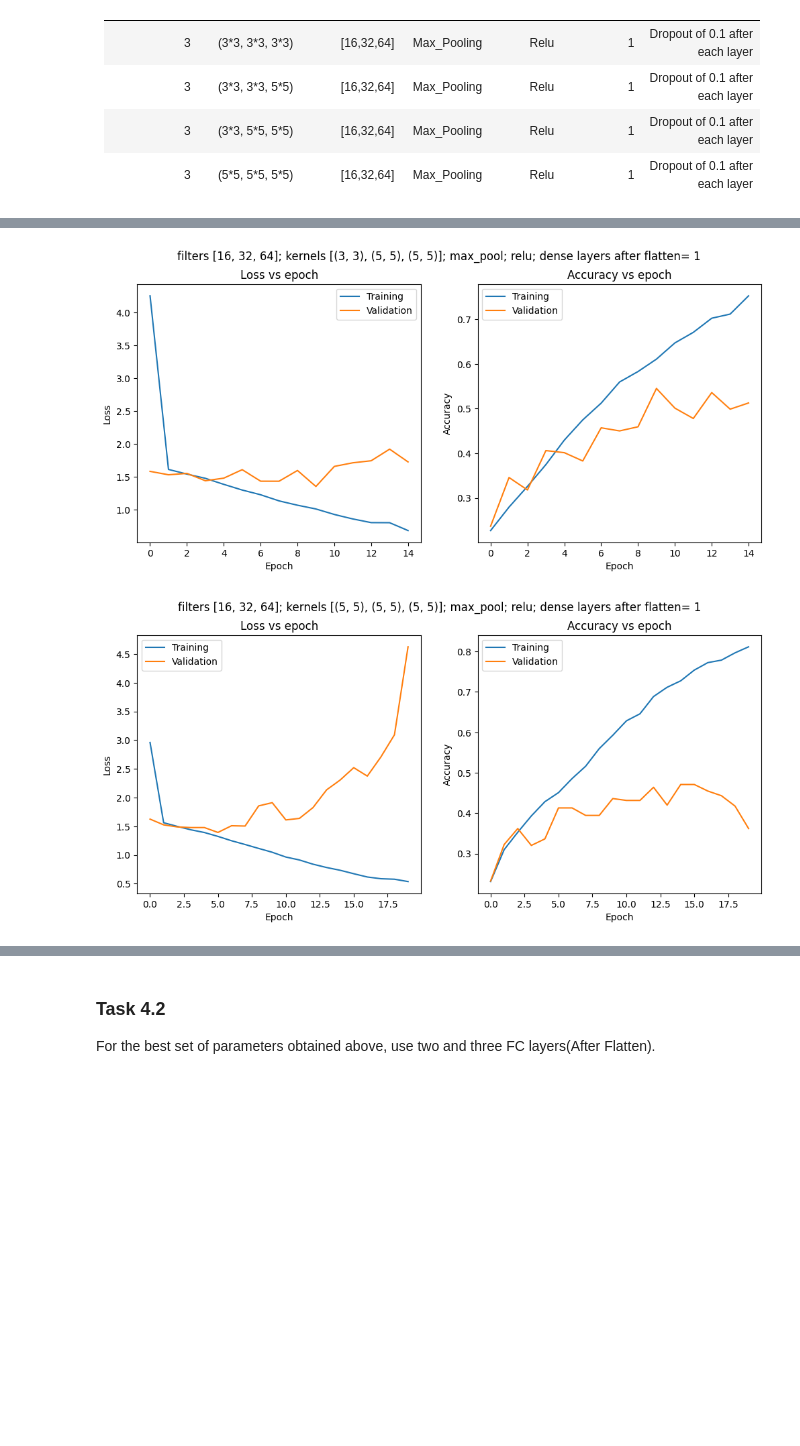
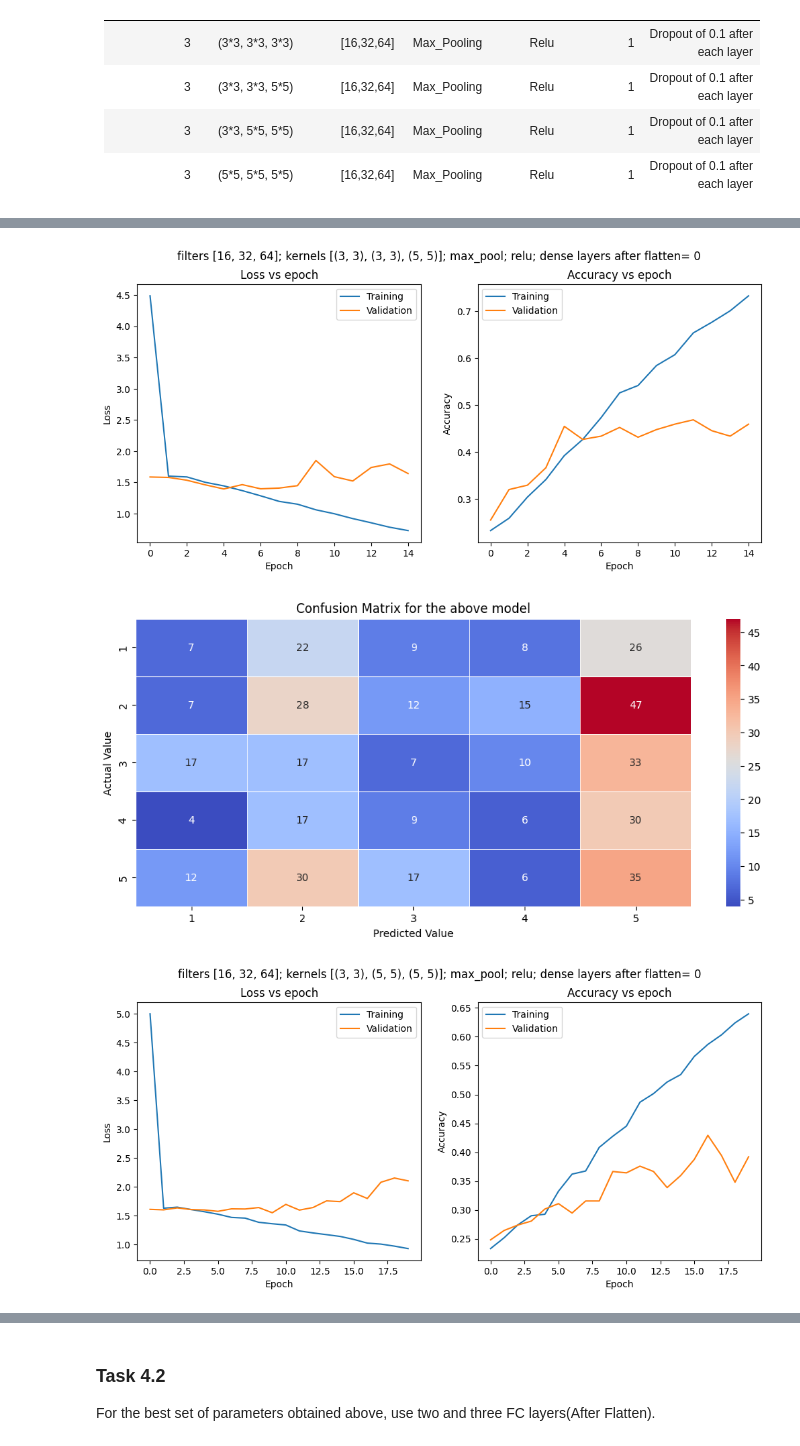
Before and after one commit to Abhiroop25902/CS-4172-ML-Lab, a Jupyter notebook: Assign6/assign6.ipynb, the cells around one changed output, grey strips where cells are left out. Drawn from its saved outputs; the diff is of its cells as text; code cells hidden in the pictures; blank space fills up the shorter version.

```diff
--- a/Assign6/assign6.ipynb
+++ b/Assign6/assign6.ipynb
@@ -218,7 +281,9 @@ result = pd.DataFrame(columns=[
     'FC layer (after Flatten)',
     'Dropout Rate',
     'Validation Loss',
-    'Validation Accuracy'
+    'Validation Accuracy',
+    'Validation Precision',
+    'Validation Recall'
 ])
 
 convolution_kernels = [
@@ -230,11 +295,11 @@ convolution_kernels = [
 convolution_filters = [16, 32, 64]
 activation = 'relu'
 dropout_rate = 0.1
-num_fc_layers = 1
+num_fc_layers = 0
 pool='max'
 
 for kernels in convolution_kernels:
-    val_loss, val_acc = train_model(
+    val_loss, val_acc, val_precision, val_recall = train_model(
         drop_rate=dropout_rate,
         conv_kernels=kernels,
         conv_filters=convolution_filters,
@@ -253,7 +318,8 @@ for kernels in convolution_kernels:
         num_fc_layers,
         dropout_rate,
         val_loss,
-        val_acc
-
+        val_acc,
+        val_precision,
+        val_recall
     ]
 # %% [output]
@@ -262,2 +328,3 @@ for kernels in convolution_kernels:
-[figure, old version]
+[figure, new version]
-[figure, old version]
+[figure, new version]
+[figure, added]
```
Also changed, not shown: parts of 35 cells of this notebook.
